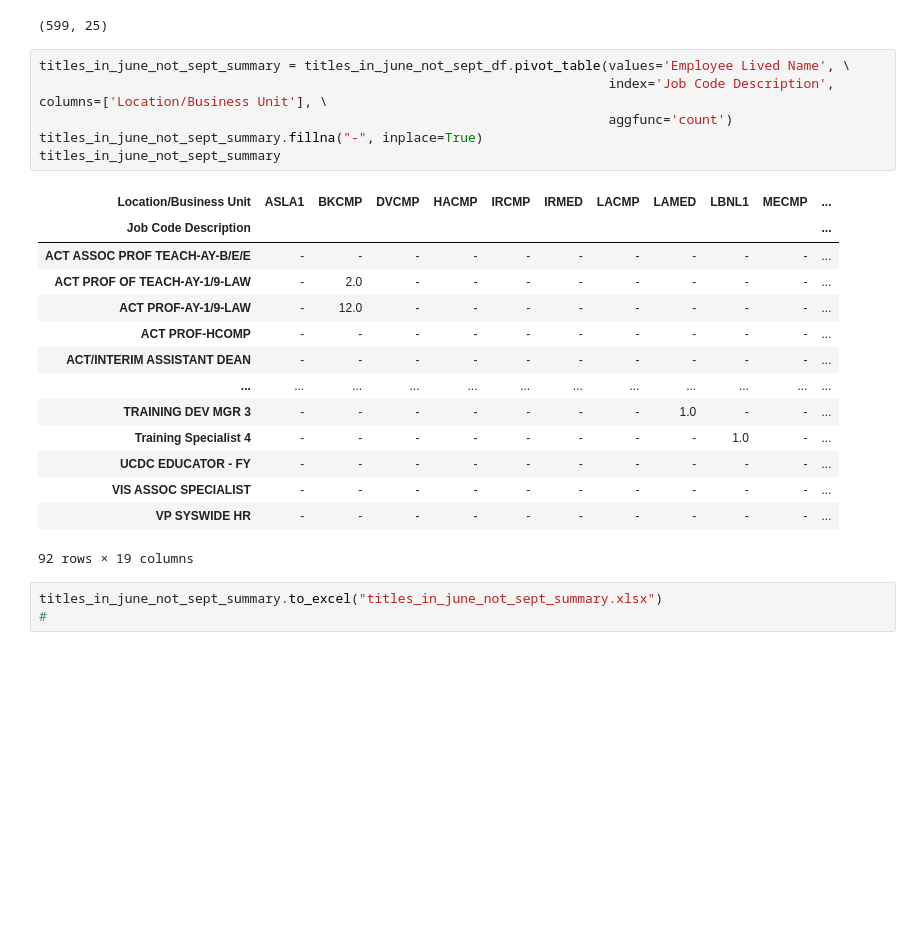
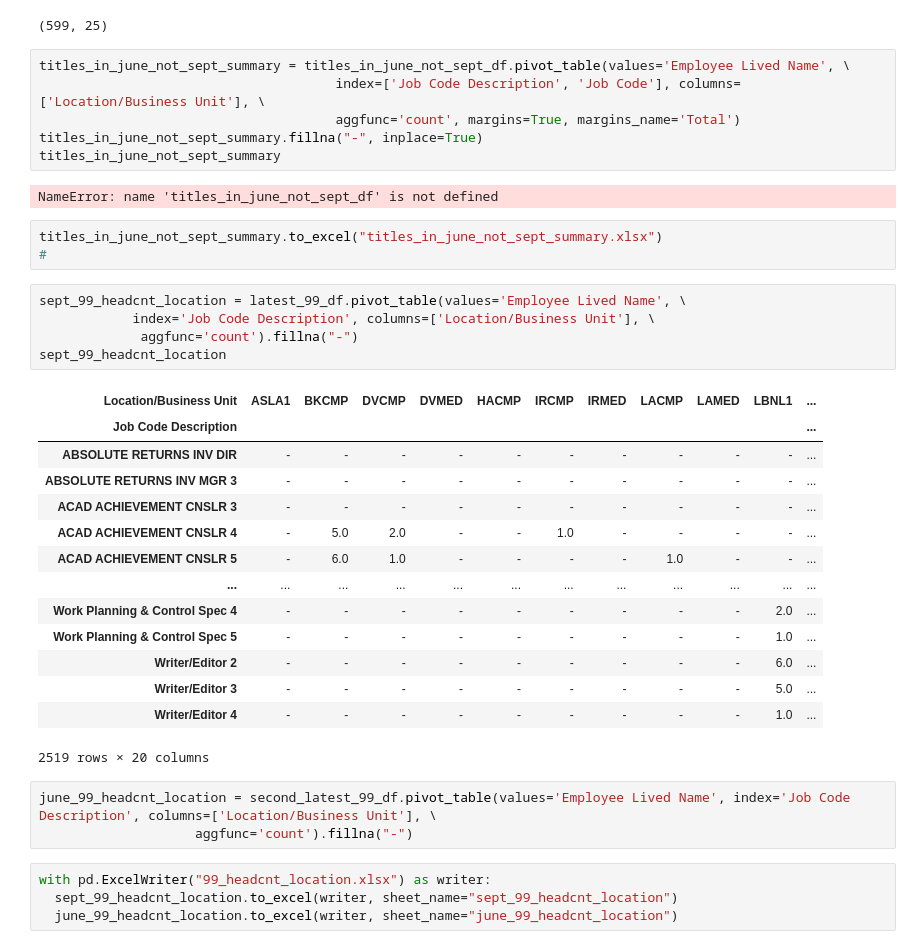
Before and after one commit to tougheye/Data_processing, a Jupyter notebook: Unit_99_title_audits.ipynb, the cells around one changed output. Drawn from its saved outputs; the diff is of its cells as text; blank space fills up the shorter version.

```diff
--- a/Unit_99_title_audits.ipynb
+++ b/Unit_99_title_audits.ipynb
@@ -63,25 +61,39 @@ titles_in_june_not_sept_df.shape
 (599, 25)
 # %%
 titles_in_june_not_sept_summary = titles_in_june_not_sept_df.pivot_table(values='Employee Lived Name', \
-                                                                         index='Job Code Description', columns=['Location/Business Unit'], \
-                                                                         aggfunc='count')
+                                      index=['Job Code Description', 'Job Code'], columns=['Location/Business Unit'], \
+                                      aggfunc='count', margins=True, margins_name='Total')
 titles_in_june_not_sept_summary.fillna("-", inplace=True)
 titles_in_june_not_sept_summary
 # %% [output]
-| Location/Business Unit | ASLA1 | BKCMP | DVCMP | HACMP | IRCMP | IRMED | LACMP | LAMED | LBNL1 | MECMP | ... |
-| Job Code Description |  |  |  |  |  |  |  |  |  |  | ... |
-| ACT ASSOC PROF TEACH-AY-B/E/E | - | - | - | - | - | - | - | - | - | - | ... |
-| ACT PROF OF TEACH-AY-1/9-LAW | - | 2.0 | - | - | - | - | - | - | - | - | ... |
-| ACT PROF-AY-1/9-LAW | - | 12.0 | - | - | - | - | - | - | - | - | ... |
-| ACT PROF-HCOMP | - | - | - | - | - | - | - | - | - | - | ... |
-| ACT/INTERIM ASSISTANT DEAN | - | - | - | - | - | - | - | - | - | - | ... |
-| ... | ... | ... | ... | ... | ... | ... | ... | ... | ... | ... | ... |
-| TRAINING DEV MGR 3 | - | - | - | - | - | - | - | 1.0 | - | - | ... |
-| Training Specialist 4 | - | - | - | - | - | - | - | - | 1.0 | - | ... |
-| UCDC EDUCATOR - FY | - | - | - | - | - | - | - | - | - | - | ... |
-| VIS ASSOC SPECIALIST | - | - | - | - | - | - | - | - | - | - | ... |
-| VP SYSWIDE HR | - | - | - | - | - | - | - | - | - | - | ... |
-92 rows × 19 columns
+NameError: name 'titles_in_june_not_sept_df' is not defined
 # %%
 titles_in_june_not_sept_summary.to_excel("titles_in_june_not_sept_summary.xlsx")
 #
+# %%
+sept_99_headcnt_location = latest_99_df.pivot_table(values='Employee Lived Name', \
+            index='Job Code Description', columns=['Location/Business Unit'], \
+             aggfunc='count').fillna("-")
+sept_99_headcnt_location
+# %% [output]
+| Location/Business Unit | ASLA1 | BKCMP | DVCMP | DVMED | HACMP | IRCMP | IRMED | LACMP | LAMED | LBNL1 | ... |
+| Job Code Description |  |  |  |  |  |  |  |  |  |  | ... |
+| ABSOLUTE RETURNS INV DIR | - | - | - | - | - | - | - | - | - | - | ... |
+| ABSOLUTE RETURNS INV MGR 3 | - | - | - | - | - | - | - | - | - | - | ... |
+| ACAD ACHIEVEMENT CNSLR 3 | - | - | - | - | - | - | - | - | - | - | ... |
+| ACAD ACHIEVEMENT CNSLR 4 | - | 5.0 | 2.0 | - | - | 1.0 | - | - | - | - | ... |
+| ACAD ACHIEVEMENT CNSLR 5 | - | 6.0 | 1.0 | - | - | - | - | 1.0 | - | - | ... |
+| ... | ... | ... | ... | ... | ... | ... | ... | ... | ... | ... | ... |
+| Work Planning & Control Spec 4 | - | - | - | - | - | - | - | - | - | 2.0 | ... |
+| Work Planning & Control Spec 5 | - | - | - | - | - | - | - | - | - | 1.0 | ... |
+| Writer/Editor 2 | - | - | - | - | - | - | - | - | - | 6.0 | ... |
+| Writer/Editor 3 | - | - | - | - | - | - | - | - | - | 5.0 | ... |
+| Writer/Editor 4 | - | - | - | - | - | - | - | - | - | 1.0 | ... |
+2519 rows × 20 columns
+# %%
+june_99_headcnt_location = second_latest_99_df.pivot_table(values='Employee Lived Name', index='Job Code Description', columns=['Location/Business Unit'], \
+                    aggfunc='count').fillna("-")
+# %%
+with pd.ExcelWriter("99_headcnt_location.xlsx") as writer:
+  sept_99_headcnt_location.to_excel(writer, sheet_name="sept_99_headcnt_location")
+  june_99_headcnt_location.to_excel(writer, sheet_name="june_99_headcnt_location")
```
Also changed, not shown: parts of 1 cell of this notebook.
